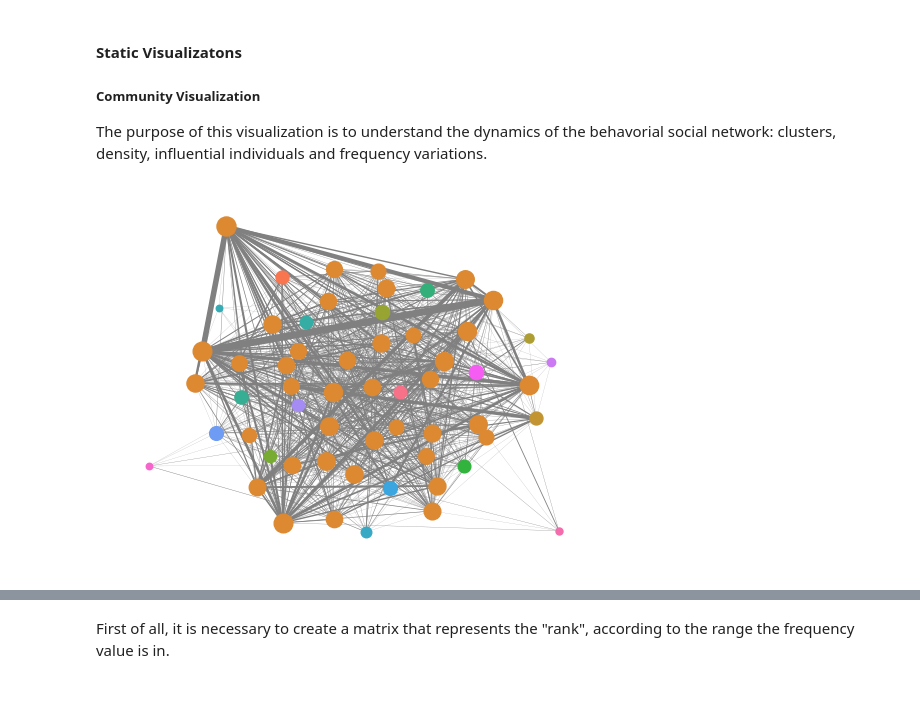
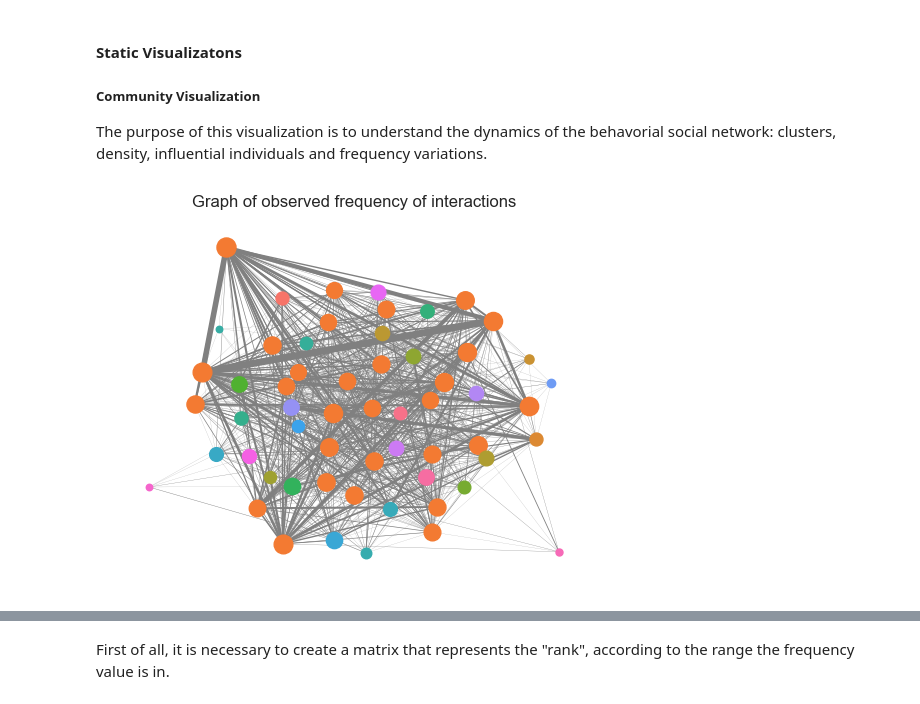
Before and after one commit to lucasgtx2/DataViz_Project, a Jupyter notebook: datavis_project.ipynb, the cells around one changed output, grey strips where cells are left out. Cells and saved outputs as stored; diff of their text form; code cells hidden in the pictures.

Commit message:
markdown text and small changes in static plots

```diff
--- a/datavis_project.ipynb
+++ b/datavis_project.ipynb
@@ -60,26 +60,28 @@ The purpose of this visualization is to understand the dynamics of the behavoria
 # %%
 # apply Girvan Newman method for community identification
 comp = nx.community.girvan_newman(G_b)
-k = 20  # number of communities
+k = 30  # number of communities
 for _ in range(k-1):
     comms = next(comp)
 
 # define color list from Seaborn color palette
 color_list =  sns.color_palette("husl", k)
 
 # create a list of sizes based on vertex's normalized degree centrality
 sizes = nx.degree_centrality(G_b)
 sizes_sum = sum(sizes.values())
 sizes_norm = {node: score / sizes_sum for node, score in sizes.items()}
 
 # create graph with color coded communities
 for comm, c in zip(comms, color_list):
     for node in comm:
         nx.draw_networkx_nodes(G_b, pos, nodelist=[node], node_color=[c], node_size=7000*sizes_norm[node])
 
+# plot edges with width according to weights
 nx.draw_networkx_edges(G_b, pos, width=edge_weights, edge_color="gray")
 
+plt.title("Graph of observed frequency of interactions")
 plt.axis('off')
 plt.show()
 # %% [output]
-[figure, old version]
+[figure, new version]
```
Also changed, not shown: parts of 11 cells of this notebook.
